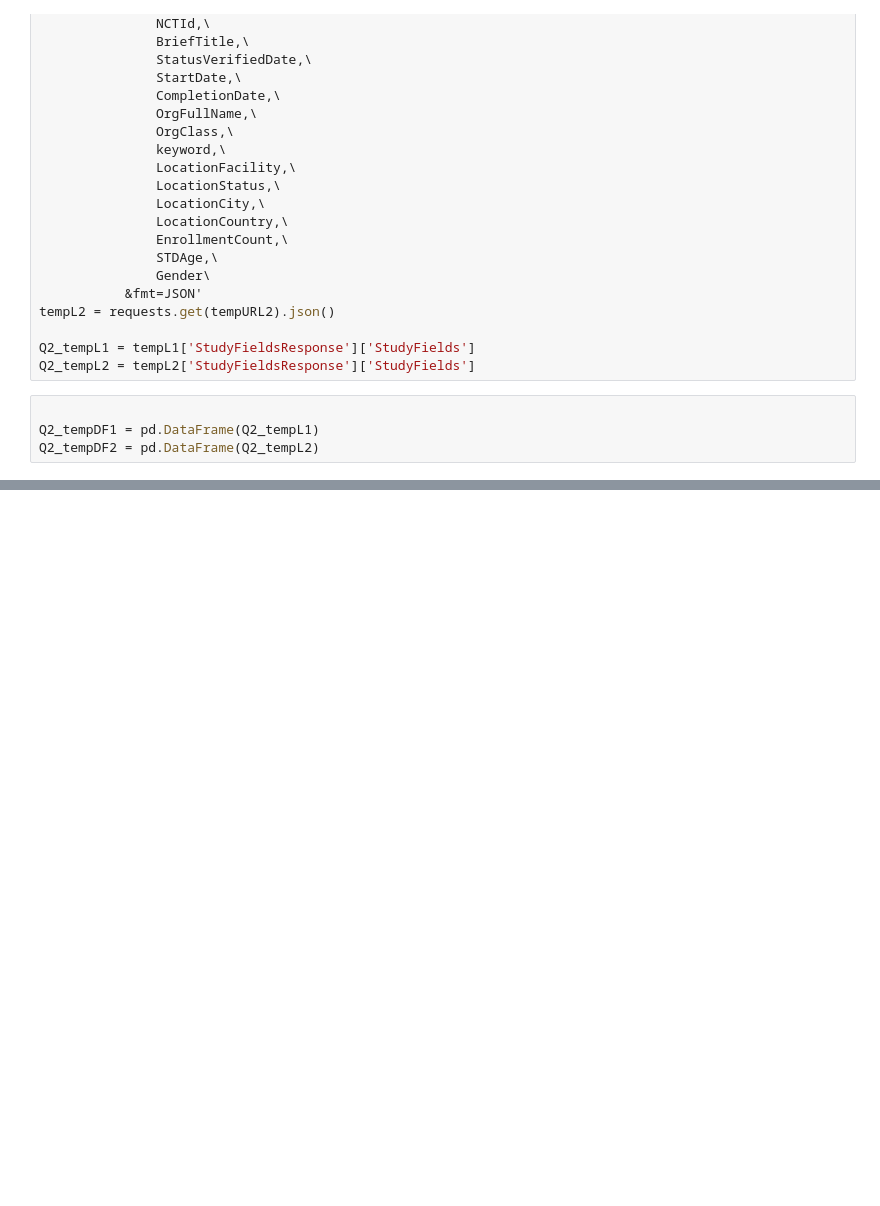
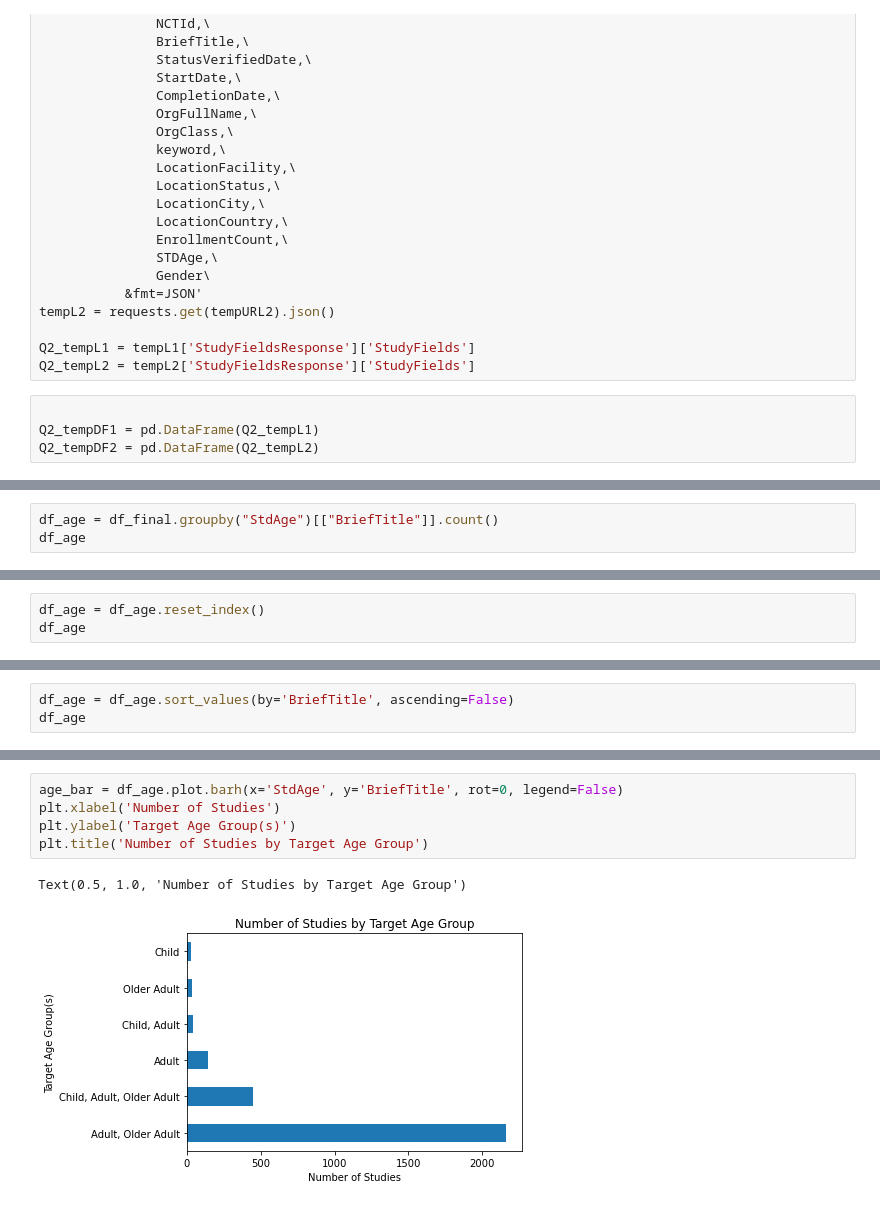
Before and after one commit to nick-nasse/pyd-pyper, a Jupyter notebook: Project - Nasse Clean.ipynb, the cells around one changed output, grey strips where cells are left out. Drawn from its saved outputs; the diff is of its cells as text; blank space fills up the shorter version.

```diff
--- a/Project - Nasse Clean.ipynb
+++ b/Project - Nasse Clean.ipynb
@@ -429,0 +478,3 @@ df_final
+# %%
+df_age = df_final.groupby("StdAge")[["BriefTitle"]].count()
+df_age
@@ -429,0 +490,3 @@ df_final
+# %%
+df_age = df_age.reset_index()
+df_age
@@ -429,0 +501,3 @@ df_final
+# %%
+df_age = df_age.sort_values(by='BriefTitle', ascending=False)
+df_age
@@ -429,0 +512,8 @@ df_final
+# %%
+age_bar = df_age.plot.barh(x='StdAge', y='BriefTitle', rot=0, legend=False)
+plt.xlabel('Number of Studies')
+plt.ylabel('Target Age Group(s)')
+plt.title('Number of Studies by Target Age Group')
+# %% [output]
+Text(0.5, 1.0, 'Number of Studies by Target Age Group')
+[figure, added]
```
Also changed, not shown: parts of 23 cells of this notebook, 1 other file.
